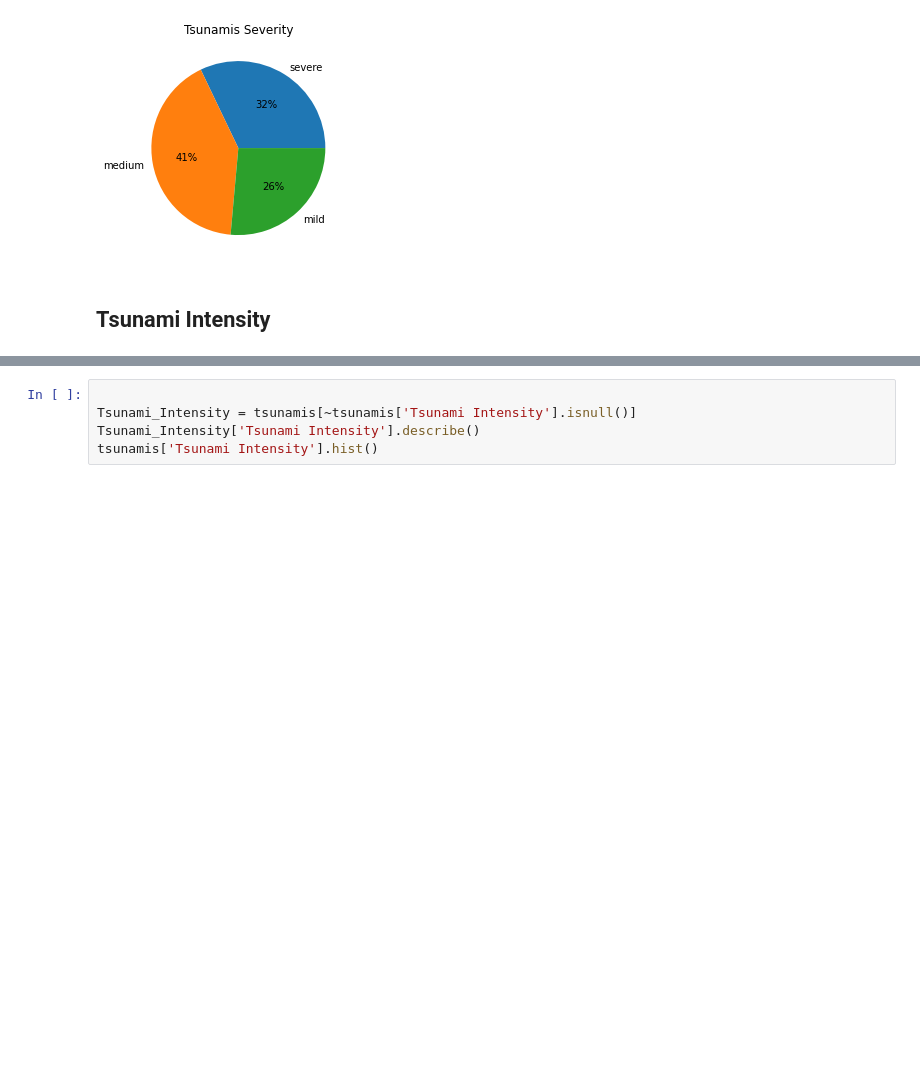
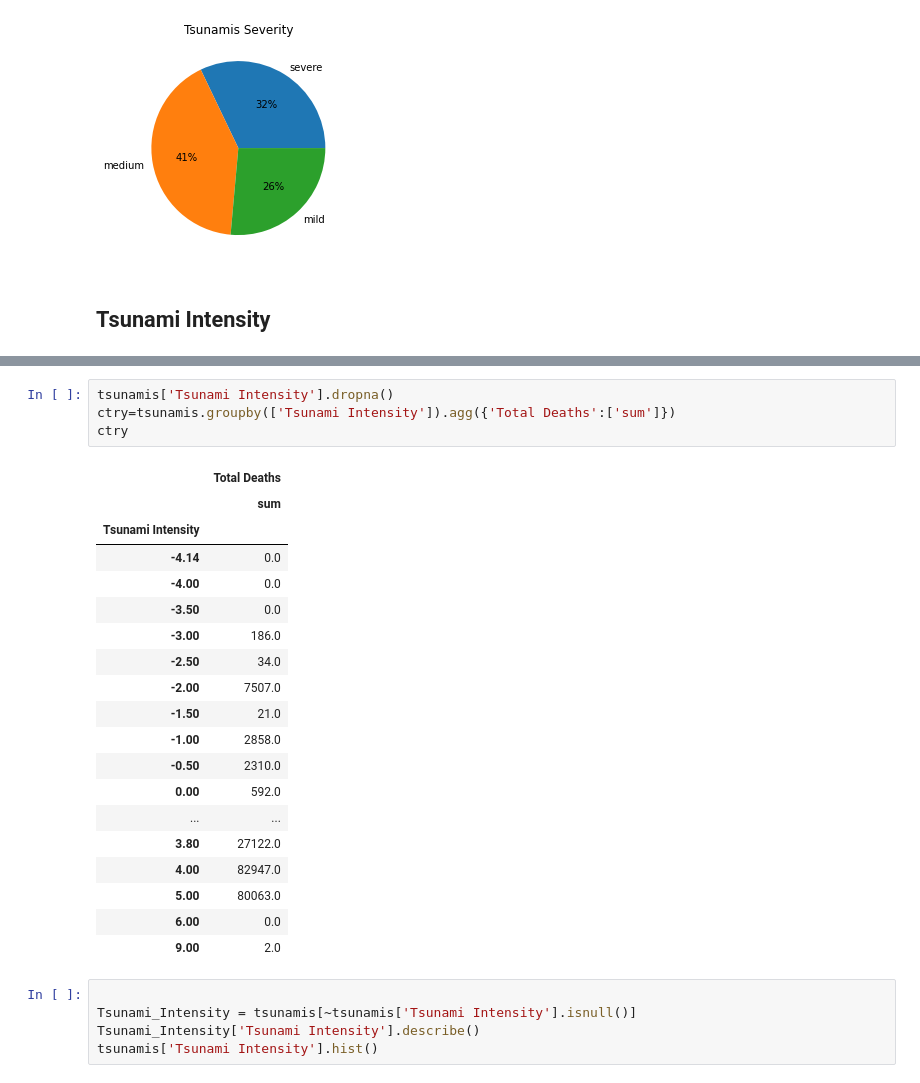
Before and after one commit to ImyPG/Tsunamis, a Jupyter notebook: Tsunamis.ipynb, the cells around one changed output, grey strips where cells are left out. Cells and saved outputs as stored; diff of their text form; blank space fills up the shorter version.

```diff
--- a/Tsunamis.ipynb
+++ b/Tsunamis.ipynb
@@ -194,3 +209,27 @@ Text(0.5, 1.0, 'Tsunamis Severity')
+# %%
+tsunamis['Tsunami Intensity'].dropna()
+ctry=tsunamis.groupby(['Tsunami Intensity']).agg({'Total Deaths':['sum']})
+ctry
+# %% [output]
+|  | Total Deaths |
+|  | sum |
+| Tsunami Intensity |  |
+| -4.14 | 0.0 |
+| -4.00 | 0.0 |
+| -3.50 | 0.0 |
+| -3.00 | 186.0 |
+| -2.50 | 34.0 |
+| -2.00 | 7507.0 |
+| -1.50 | 21.0 |
+| -1.00 | 2858.0 |
+| -0.50 | 2310.0 |
+| 0.00 | 592.0 |
+| ... | ... |
+| 3.80 | 27122.0 |
+| 4.00 | 82947.0 |
+| 5.00 | 80063.0 |
+| 6.00 | 0.0 |
+| 9.00 | 2.0 |
 # %%
 
 Tsunami_Intensity = tsunamis[~tsunamis['Tsunami Intensity'].isnull()]
```
Also changed, not shown: parts of 12 cells of this notebook.
